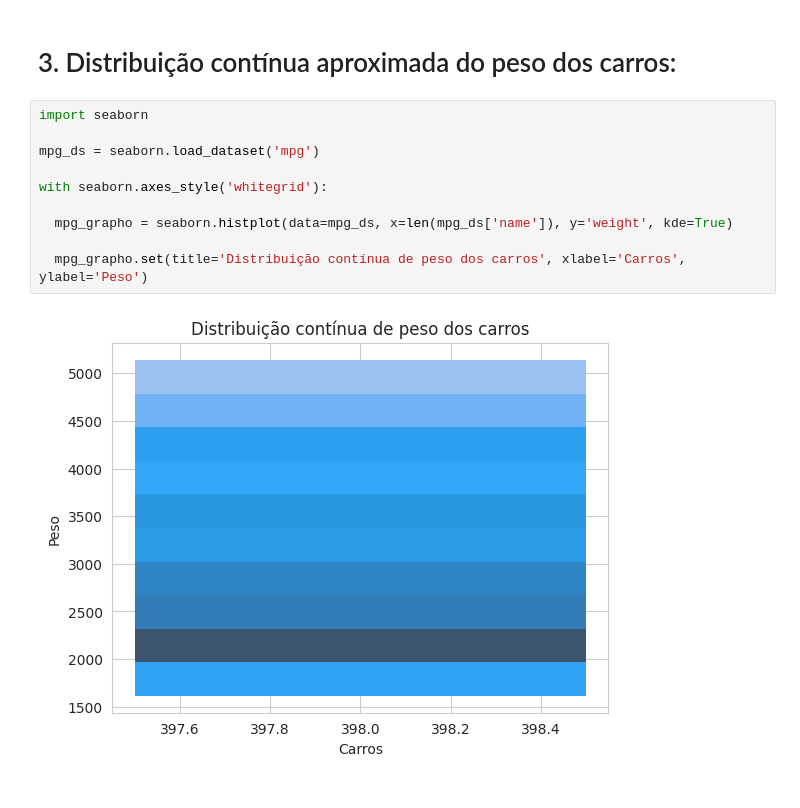
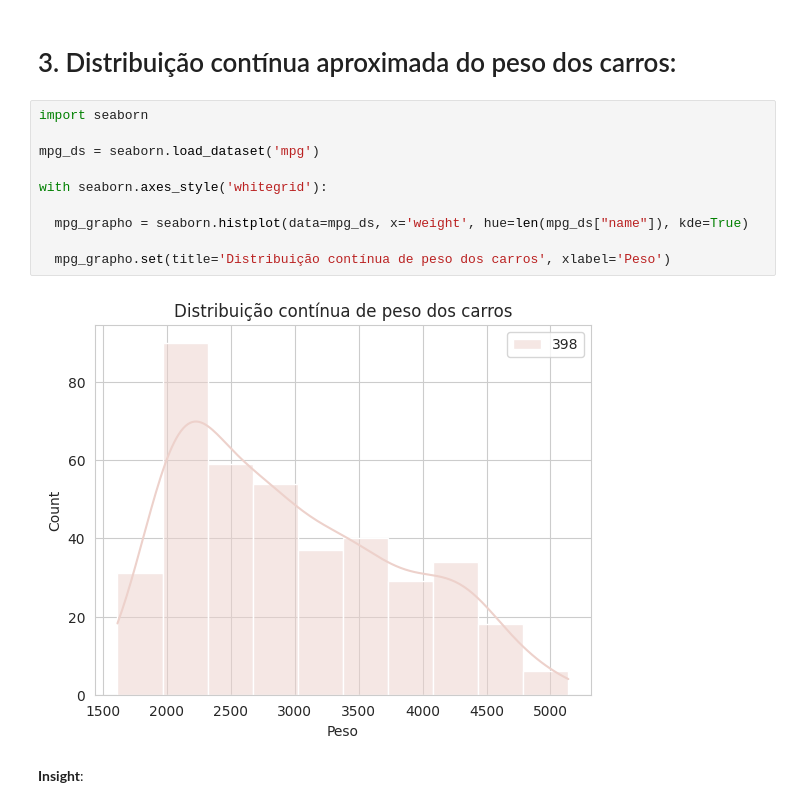
Before and after one commit to freirefellipe/ebac, a Jupyter notebook: MOD15_resolvido.ipynb, the cells around one changed output. Cells and saved outputs as stored; diff of their text form.

```diff
--- a/MOD15_resolvido.ipynb
+++ b/MOD15_resolvido.ipynb
@@ -54,14 +56,16 @@ display(diamonds_ds)
 # %%
 import seaborn
 
 mpg_ds = seaborn.load_dataset('mpg')
 
 with seaborn.axes_style('whitegrid'):
 
-  mpg_grapho = seaborn.histplot(data=mpg_ds, x=len(mpg_ds['name']), y='weight', kde=True)
+  mpg_grapho = seaborn.histplot(data=mpg_ds, x='weight', hue=len(mpg_ds["name"]), kde=True)
 
-  mpg_grapho.set(title='Distribuição contínua de peso dos carros', xlabel='Carros', ylabel='Peso')
+  mpg_grapho.set(title='Distribuição contínua de peso dos carros', xlabel='Peso')
 # %% [output]
-[figure, old version]
+[figure, new version]
+# %% [markdown]
+**Insight**:
 # %%
 display(mpg_ds)
```
Also changed, not shown: parts of 3 cells of this notebook.
